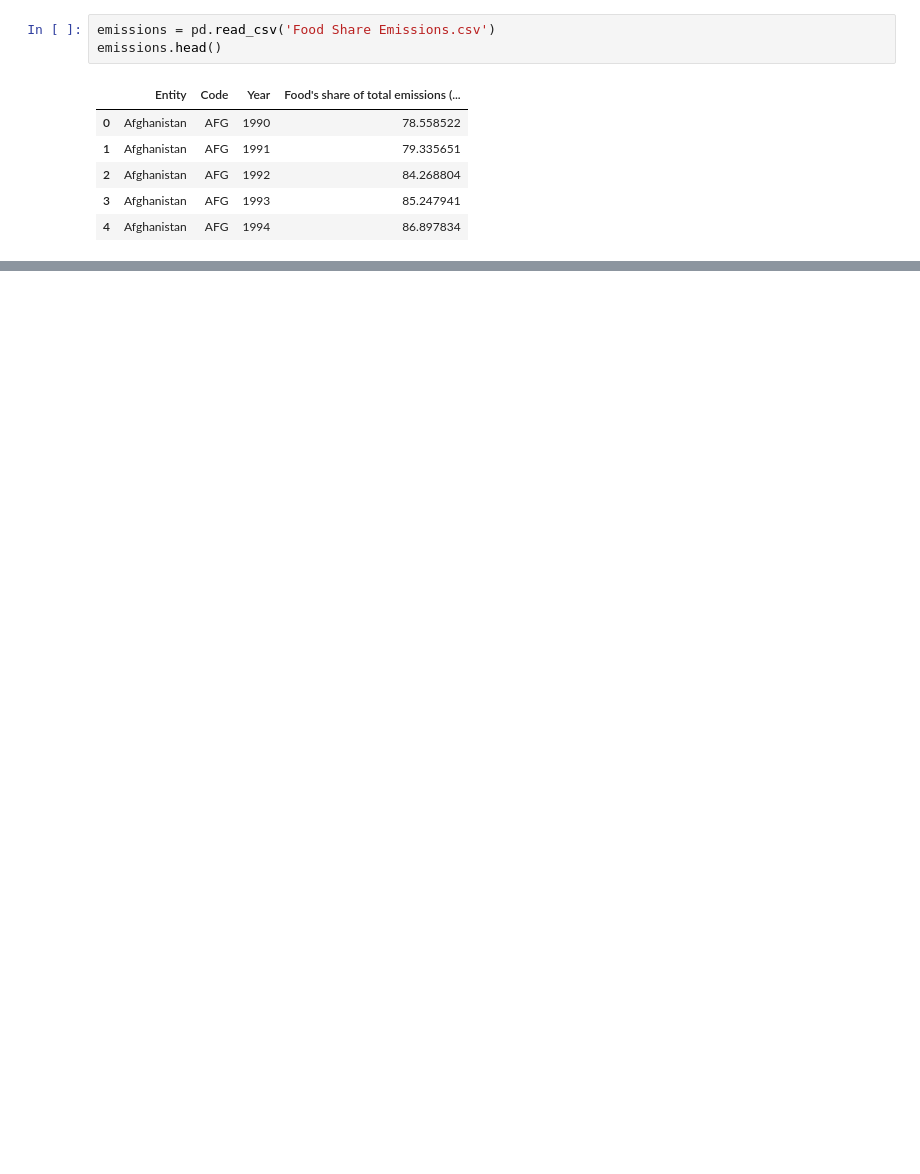
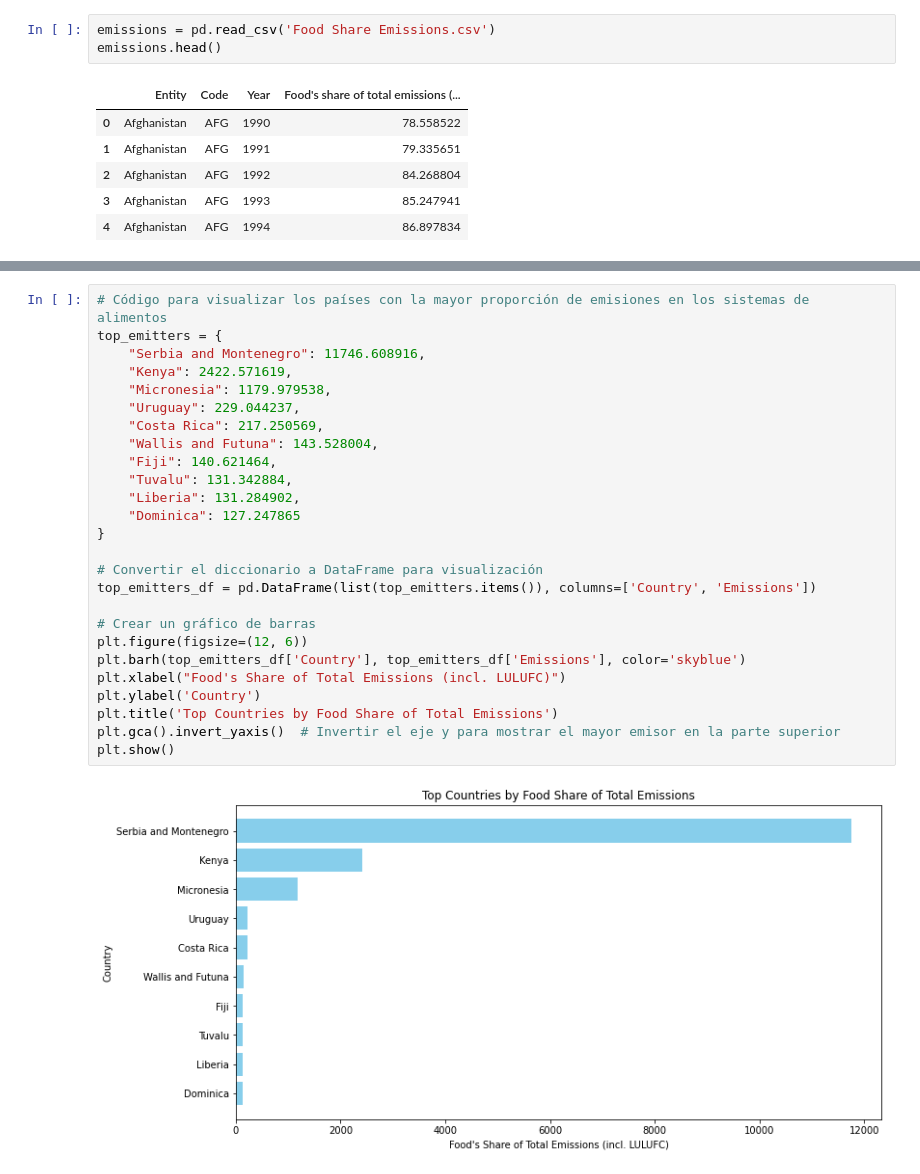
Before and after one commit to Roberto-VC/Lab9-DataScience, a Jupyter notebook: Lab9.ipynb, the cells around one changed output, grey strips where cells are left out. Cells and saved outputs as stored; diff of their text form; blank space fills up the shorter version.

```diff
--- a/Lab9.ipynb
+++ b/Lab9.ipynb
@@ -99,0 +363,28 @@ Zimbabwe
+# %%
+# Código para visualizar los países con la mayor proporción de emisiones en los sistemas de alimentos
+top_emitters = {
+    "Serbia and Montenegro": 11746.608916,
+    "Kenya": 2422.571619,
+    "Micronesia": 1179.979538,
+    "Uruguay": 229.044237,
+    "Costa Rica": 217.250569,
+    "Wallis and Futuna": 143.528004,
+    "Fiji": 140.621464,
+    "Tuvalu": 131.342884,
+    "Liberia": 131.284902,
+    "Dominica": 127.247865
+}
+
+# Convertir el diccionario a DataFrame para visualización
+top_emitters_df = pd.DataFrame(list(top_emitters.items()), columns=['Country', 'Emissions'])
+
+# Crear un gráfico de barras
+plt.figure(figsize=(12, 6))
+plt.barh(top_emitters_df['Country'], top_emitters_df['Emissions'], color='skyblue')
+plt.xlabel("Food's Share of Total Emissions (incl. LULUFC)")
+plt.ylabel('Country')
+plt.title('Top Countries by Food Share of Total Emissions')
+plt.gca().invert_yaxis()  # Invertir el eje y para mostrar el mayor emisor en la parte superior
+plt.show()
+# %% [output]
+[figure, added]
```
Also changed, not shown: parts of 19 cells of this notebook, 1 other file.
